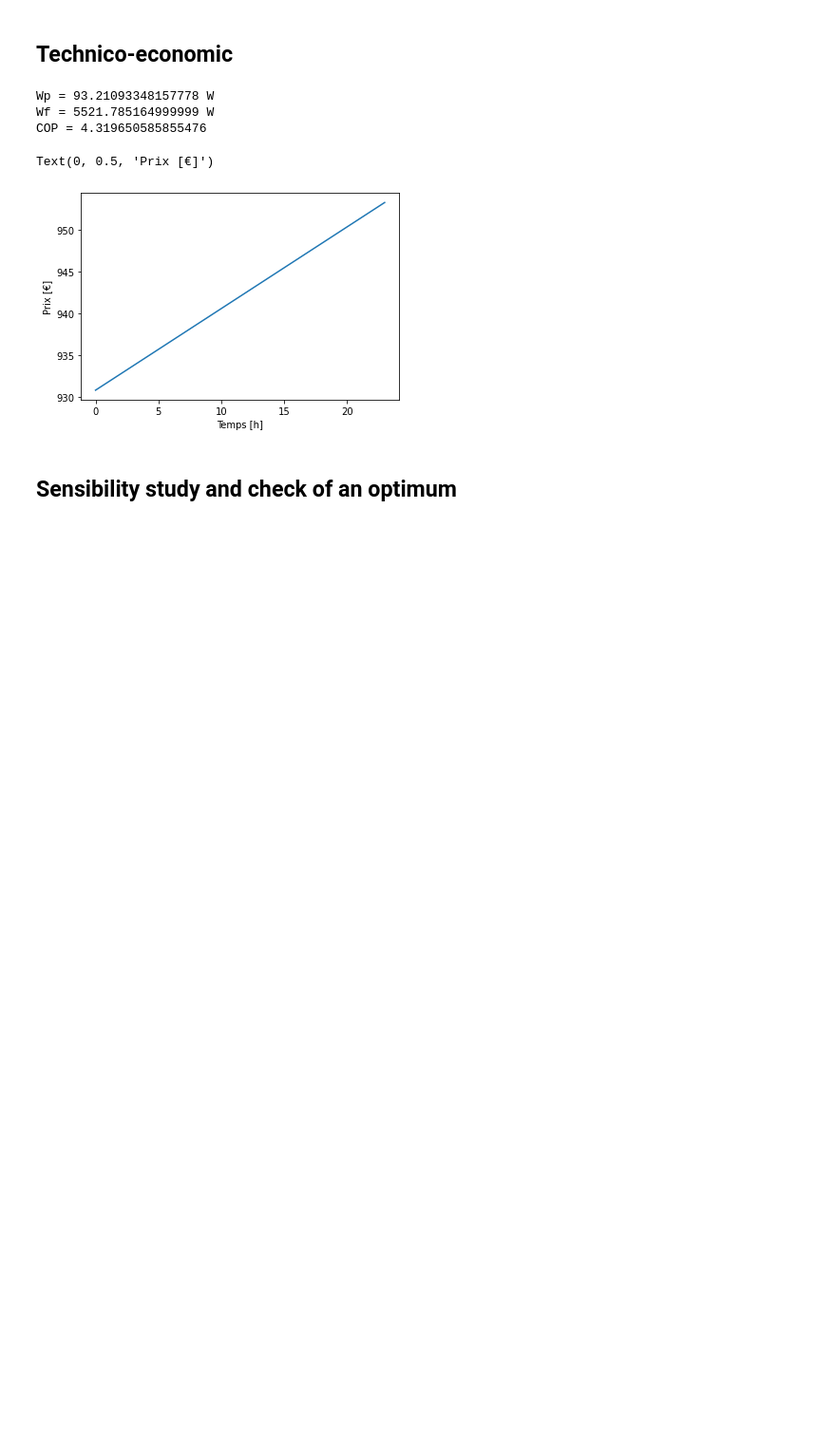
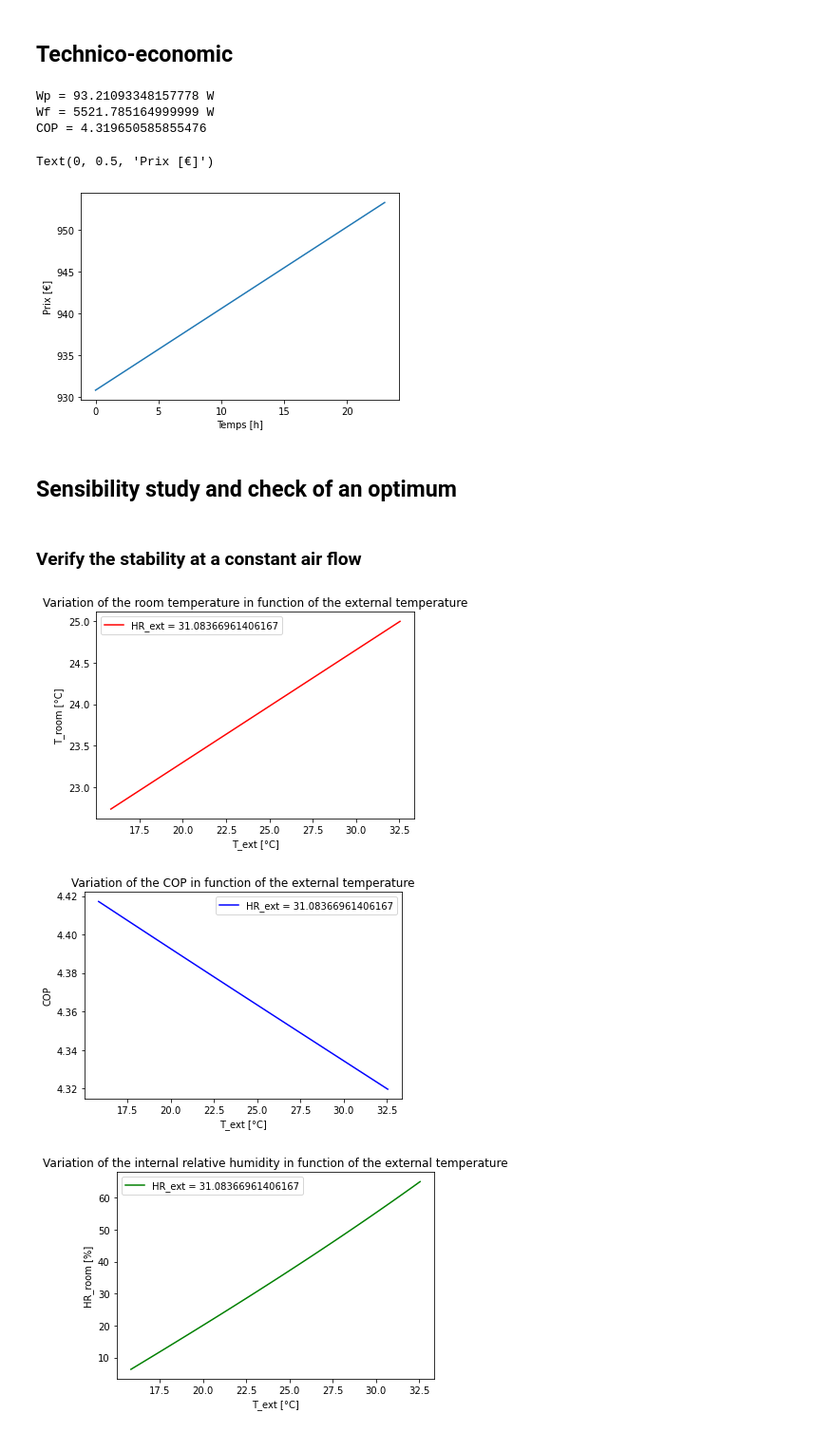
Before and after one commit to JolanKerrien/Heat-Mass-Transfer, a Jupyter notebook: Heat Transfer.ipynb, the cells around one changed output. Shown: that part at 95% size. Saved outputs shown, nothing was run; the diff lists cells and outputs as text; code cells hidden in the pictures; blank space fills up the shorter version.

```diff
--- a/Heat Transfer.ipynb
+++ b/Heat Transfer.ipynb
@@ -225,0 +219,60 @@ Text(0, 0.5, 'Prix [€]')
+# %%
+#Varie m_air and see how the COP is evoluating as well as the price. Is there an optimum?
+#Need the HR_set to stay between 40% and 65%
+
+#COP en fonction de la T_ext (T set fixed)
+#COP en fonction de la HR_ext
+#COP en fonction du débit d'air
+
+#Plot function
+def Plot(X,Y,color,xlabel,ylabel,title=None,label=None):
+    plt.plot(X,Y,color = color, label = label)
+    plt.xlabel(xlabel)
+    plt.ylabel(ylabel)
+    plt.title(title)
+    if label!=None:
+        plt.legend()
+# %% [markdown]
+### Verify the stability at a constant air flow
+# %%
+#Variation of the external temperature over the room temperature and the COP
+
+T_EXT = np.linspace(np.min(Temp),T_ext,100) #°C
+#new T_souff
+TDB = [HAPropsSI('Twb', 'T', T_ext+273.15, 'P', 101325, "R", HR_ext/100) for T_ext in T_EXT]
+T_SOUF = [T_ext + eff*(Tdb - 273.15-T_ext) for (T_ext,T_db) in zip(T_EXT,TDB)];
+#new T_set
+T_ROOM = [T_souf+273.15 + Qload/(m_air*Cp_air) for T_souf in T_SOUF]
+#new enthalpy
+h_EXT = [HAPropsSI('H', 'T', T_ext+273.15,'P', 101325, 'R', HR_ext/100) for T_ext in T_EXT];
+HR_SOUF = [HAPropsSI('R', 'T', T_souf+273.15, 'P', 101325, 'H', h_ext) for (T_souf,h_ext) in zip(T_SOUF,h_EXT)];
+#new indoor HR
+w_SOUF = [HAPropsSI('W','T',T_souf+273.15,'P',101325,'R',HR_souf) for (T_souf,HR_souf) in zip(T_SOUF,HR_SOUF)];
+w_ROOM = [w_souf - (Gp/3600*Np*S)/m_air for w_souf in w_SOUF];
+HR_ROOM = [HAPropsSI('R', 'T', T_room, 'P', 101325, 'W', w_room) for (T_room,w_room) in zip(T_ROOM,w_ROOM)]
+#Calculation of the debit of water
+w_EXT = [HAPropsSI('W', 'T', T_ext+273.15, 'P', 101325, 'R',HR_ext/100) for T_ext in T_EXT]; #kg d'eau/ kg d'air
+m_WATER = [m_air*(w_souf-w_ext) for (w_souf,w_ext) in zip(w_SOUF,w_EXT)]
+#Calculation of the COP
+# Work of the pump
+WP = [m_water*deltaP/1000 for m_water in m_WATER]
+#Work of the fan
+WF = [m_air/1.2*Cons for m_water in m_WATER]
+#COP
+COP = [Qload/(Wp+Wf) for Wp in WP]
+
+#Plot
+T_ROOM = [T_room -273.15 for T_room in T_ROOM]
+Plot(T_EXT,T_ROOM,'red','T_ext [°C]','T_room [°C]',
+     'Variation of the room temperature in function of the external temperature',f'HR_ext = {HR_ext}')
+plt.show()
+Plot(T_EXT,COP,'blue','T_ext [°C]','COP',
+     'Variation of the COP in function of the external temperature',f'HR_ext = {HR_ext}')
+plt.show()
+HR_ROOM = [HR_room*100 for HR_room in HR_ROOM]
+Plot(T_EXT,HR_ROOM,'green','T_ext [°C]','HR_room [%]',
+     'Variation of the internal relative humidity in function of the external temperature',f'HR_ext = {HR_ext}')
+# %% [output]
+[figure, added]
+[figure, added]
+[figure, added]
```
Also changed, not shown: parts of 4 cells of this notebook.
